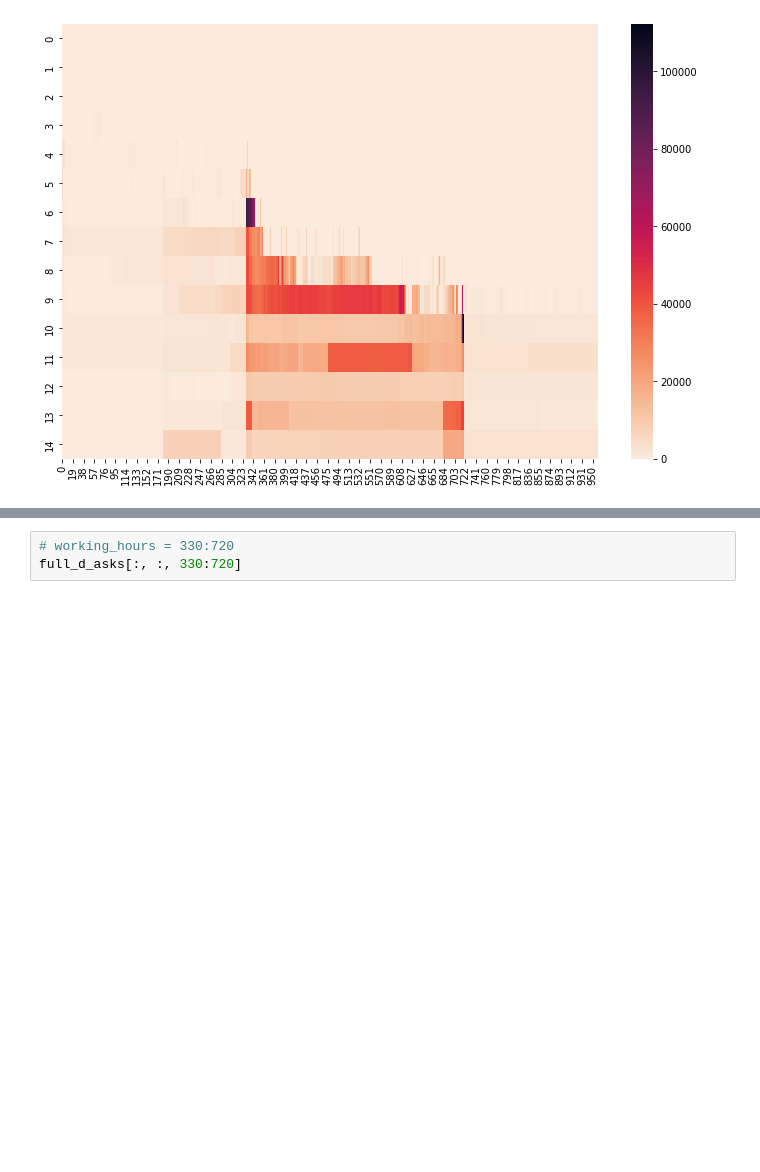
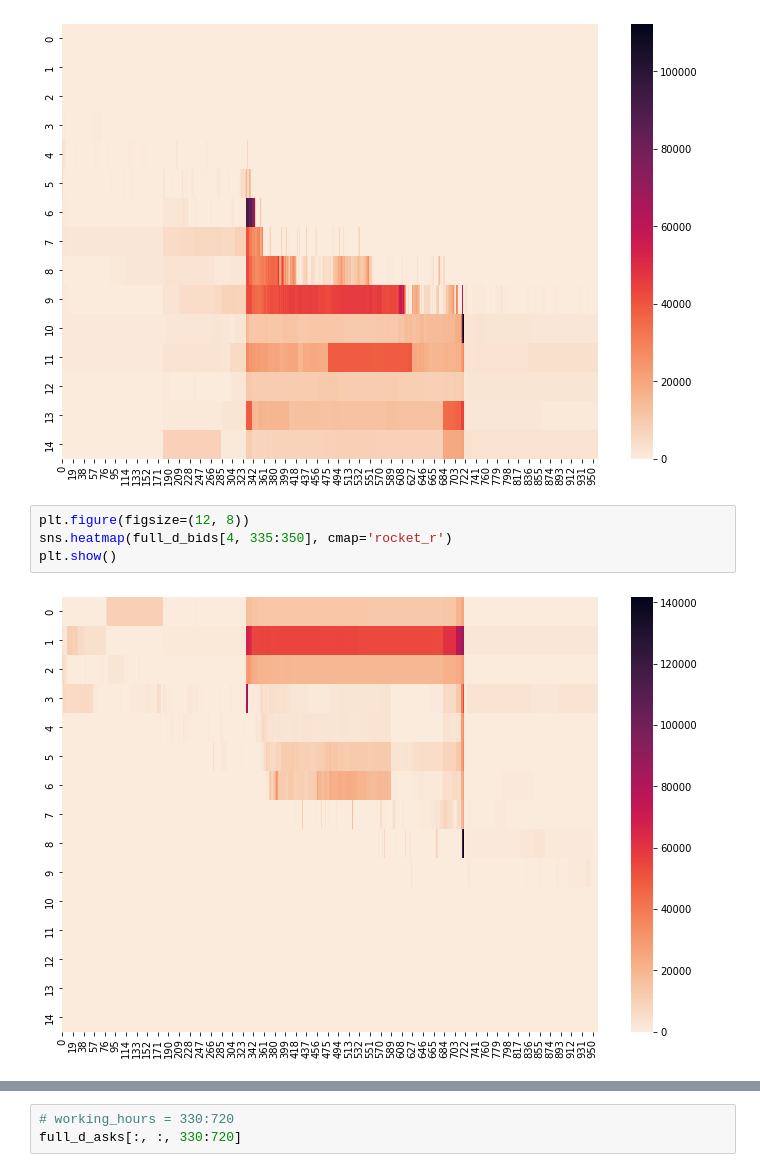
Before and after one commit to The-D-for-NASDAQ/d-compressor, a Jupyter notebook: d-compressor.ipynb, the cells around one changed output, grey strips where cells are left out. Drawn from its saved outputs; the diff is of its cells as text; blank space fills up the shorter version.

```diff
--- a/d-compressor.ipynb
+++ b/d-compressor.ipynb
@@ -167,3 +178,9 @@ sns.heatmap(full_d_asks[4, 335:350], cmap='rocket_r')
 plt.show()
 # %% [output]
 [figure]
+# %%
+plt.figure(figsize=(12, 8))
+sns.heatmap(full_d_bids[4, 335:350], cmap='rocket_r')
+plt.show()
+# %% [output]
+[figure, added]
```
Also changed, not shown: parts of 4 cells of this notebook.
